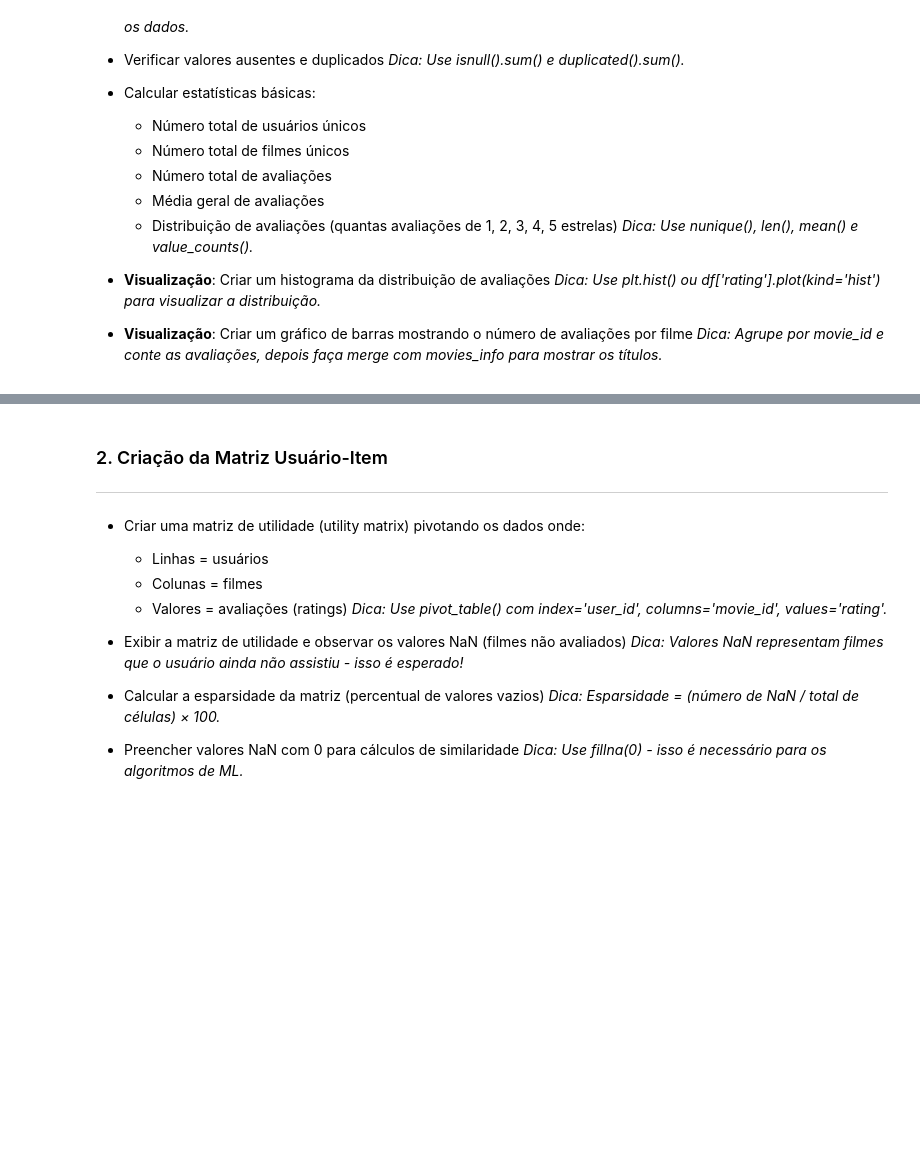
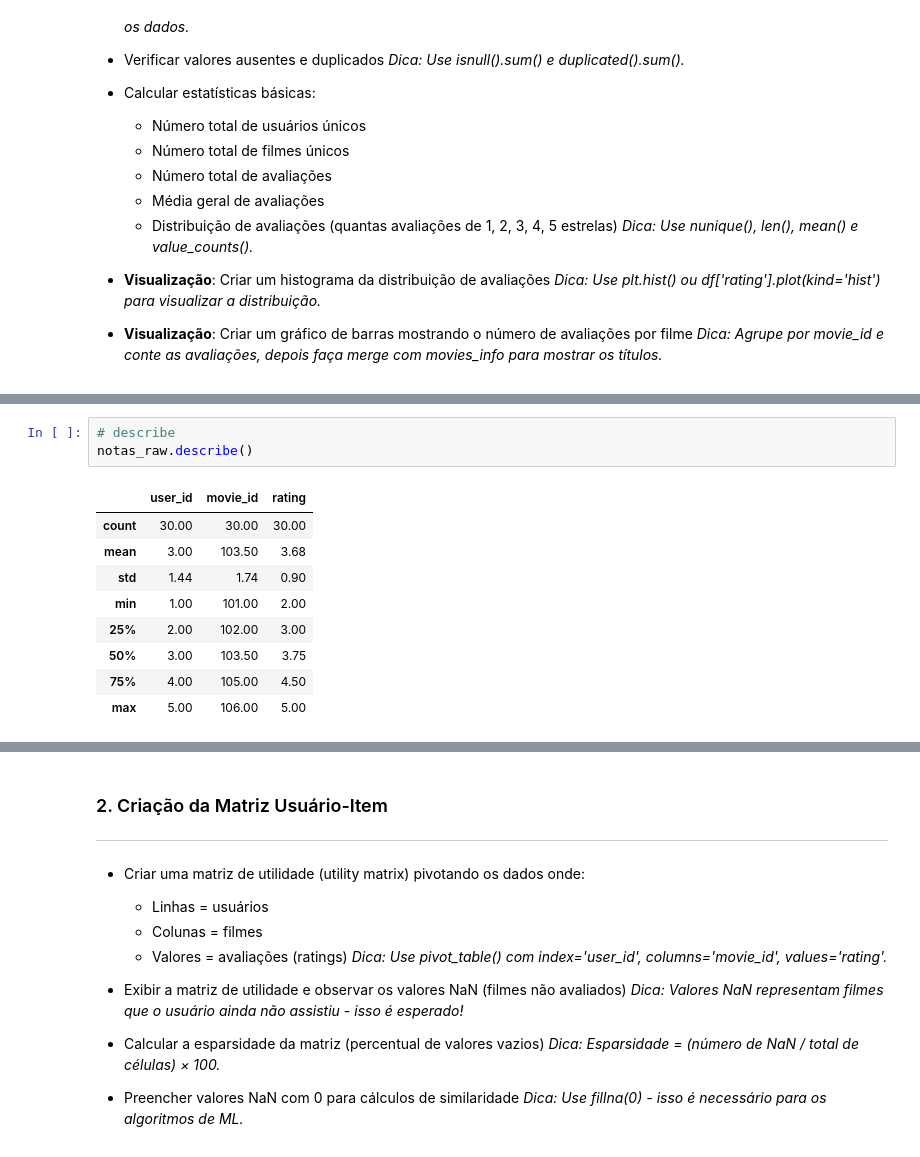
Before and after one commit to esscova/data-trivium, a Jupyter notebook: machine learning/ex001.ipynb, the cells around one changed output, grey strips where cells are left out. Cells and saved outputs as stored; diff of their text form; blank space fills up the shorter version.

```diff
--- a/machine learning/ex001.ipynb
+++ b/machine learning/ex001.ipynb
@@ -137,0 +191,13 @@ movies_info = {
+# %%
+# describe
+notas_raw.describe()
+# %% [output]
+|  | user_id | movie_id | rating |
+| count | 30.00 | 30.00 | 30.00 |
+| mean | 3.00 | 103.50 | 3.68 |
+| std | 1.44 | 1.74 | 0.90 |
+| min | 1.00 | 101.00 | 2.00 |
+| 25% | 2.00 | 102.00 | 3.00 |
+| 50% | 3.00 | 103.50 | 3.75 |
+| 75% | 4.00 | 105.00 | 4.50 |
+| max | 5.00 | 106.00 | 5.00 |
```
Also changed, not shown: parts of 24 cells of this notebook.
